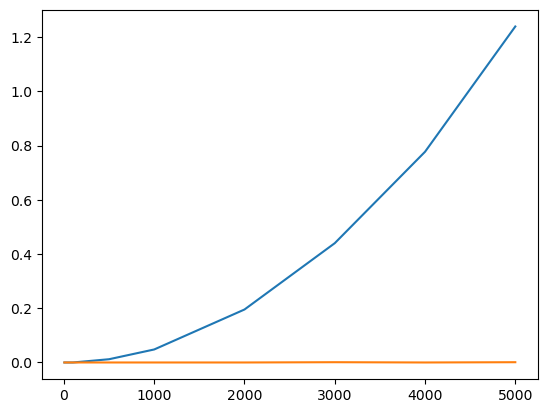
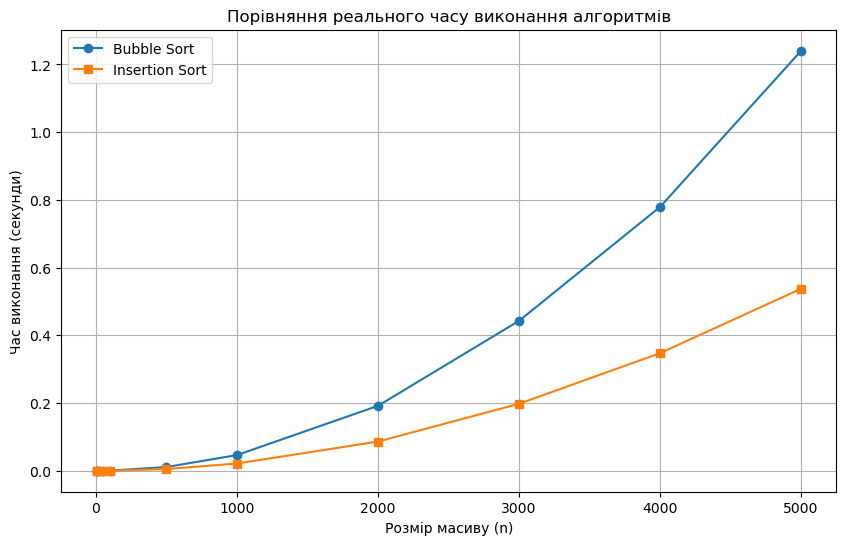
Code edit (unified diff) that turned the first committed figure into the second:
--- before
+++ after
@@ -1,52 +1,50 @@
+import time
 import random
-import time
-import sys
-!{sys.executable} -m pip install matplotlib
 import matplotlib.pyplot as plt
 
 def bubble_sort(arr):
     n = len(arr)
-
     for i in range(n):
         swapped = False
-
         for j in range(0, n - i - 1):
             if arr[j] > arr[j + 1]:
                 arr[j], arr[j + 1] = arr[j + 1], arr[j]
                 swapped = True
-
         if not swapped:
             break
 
-    return arr
+def insertion_sort(arr):
+    for i in range(1, len(arr)):
+        key = arr[i]
+        j = i - 1
+        while j >= 0 and key < arr[j]:
+            arr[j + 1] = arr[j]
+            j -= 1
+        arr[j + 1] = key
 
-def insertion_sort(nums): 
+n_values = [5, 10, 50, 100, 500, 1000, 2000, 3000, 4000, 5000]
+t_bubble = []
+t_insert = []
+
+for n in n_values:
+    original_arr = [random.randint(0, 100000) for _ in range(n)]
+
+    arr_b = original_arr.copy()
+    start = time.perf_counter()
+    bubble_sort(arr_b)
+    t_bubble.append(time.perf_counter() - start)
  
-    for j in range(1, len(nums)): 
-        key = nums[j]       
-        i = j - 1 
-        while i >= 0 and nums[i] > key: 
-            nums[i + 1] = nums[i] 
-            i -= 1 
-        nums[i + 1] = key 
+    arr_i = original_arr.copy()
+    start = time.perf_counter()
+    insertion_sort(arr_i)
+    t_insert.append(time.perf_counter() - start)
 
-sizes = [5, 10, 50, 100, 500, 1000, 2000, 3000, 4000, 5000]
-
-bubble_times = []
-insertion_times = []
-
-for n in sizes:
-    arr = [random.randint(0, 10000) for _ in range(n)]
-
-    start = time.time()
-    bubble_sort(arr)
-    bubble_times.append(time.time() - start)
-
-    start = time.time()
-    insertion_sort(arr)
-    insertion_times.append(time.time() - start)
-
-plt.plot(sizes, bubble_times)
-plt.plot(sizes, insertion_times)
-
+plt.figure(figsize=(10, 6))
+plt.plot(n_values, t_bubble, label='Bubble Sort', marker='o')
+plt.plot(n_values, t_insert, label='Insertion Sort', marker='s')
+plt.xlabel('Розмір масиву (n)')
+plt.ylabel('Час виконання (секунди)')
+plt.title('Порівняння реального часу виконання алгоритмів')
+plt.legend()
+plt.grid(True)
 plt.show()

Commit: lab3